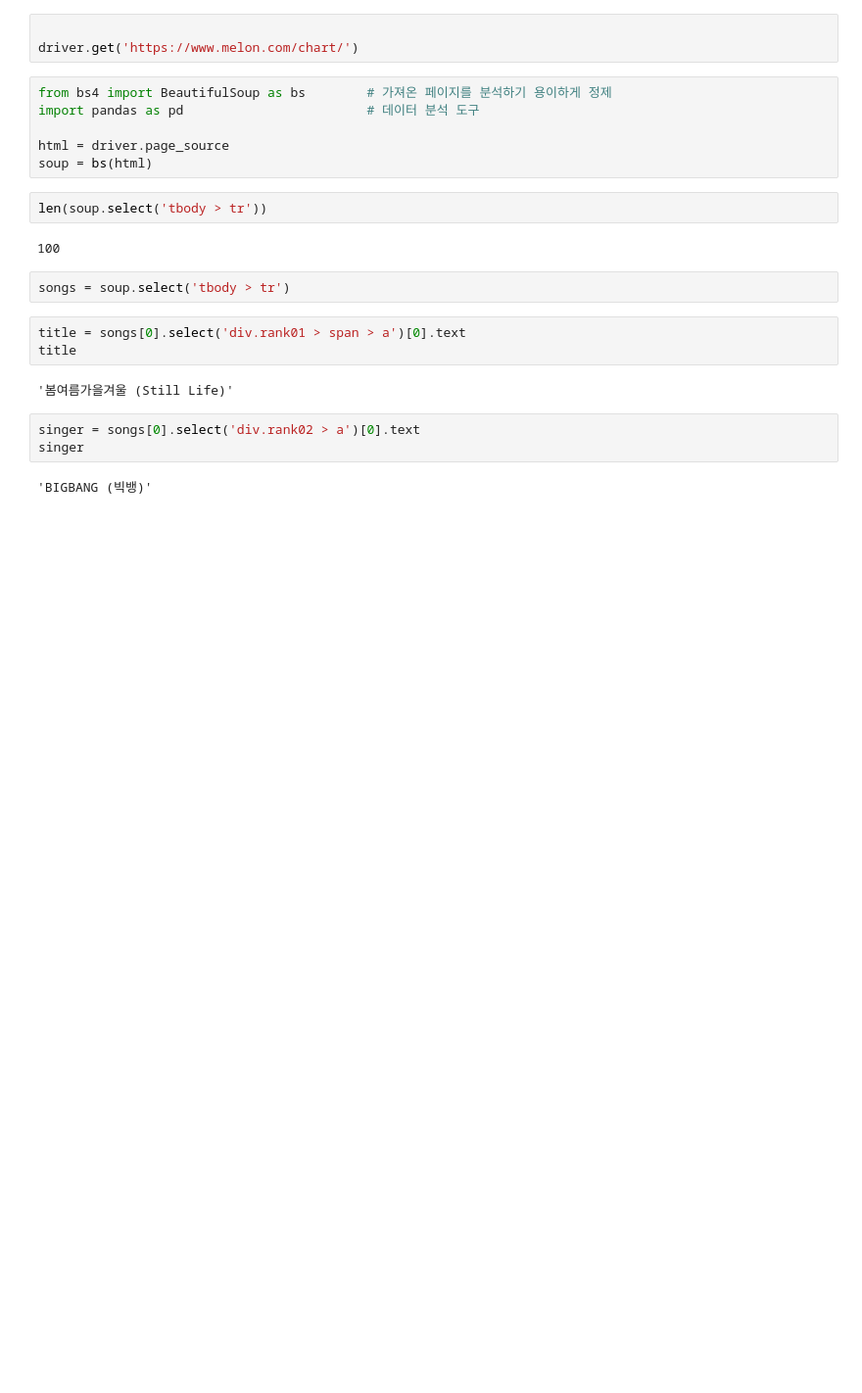
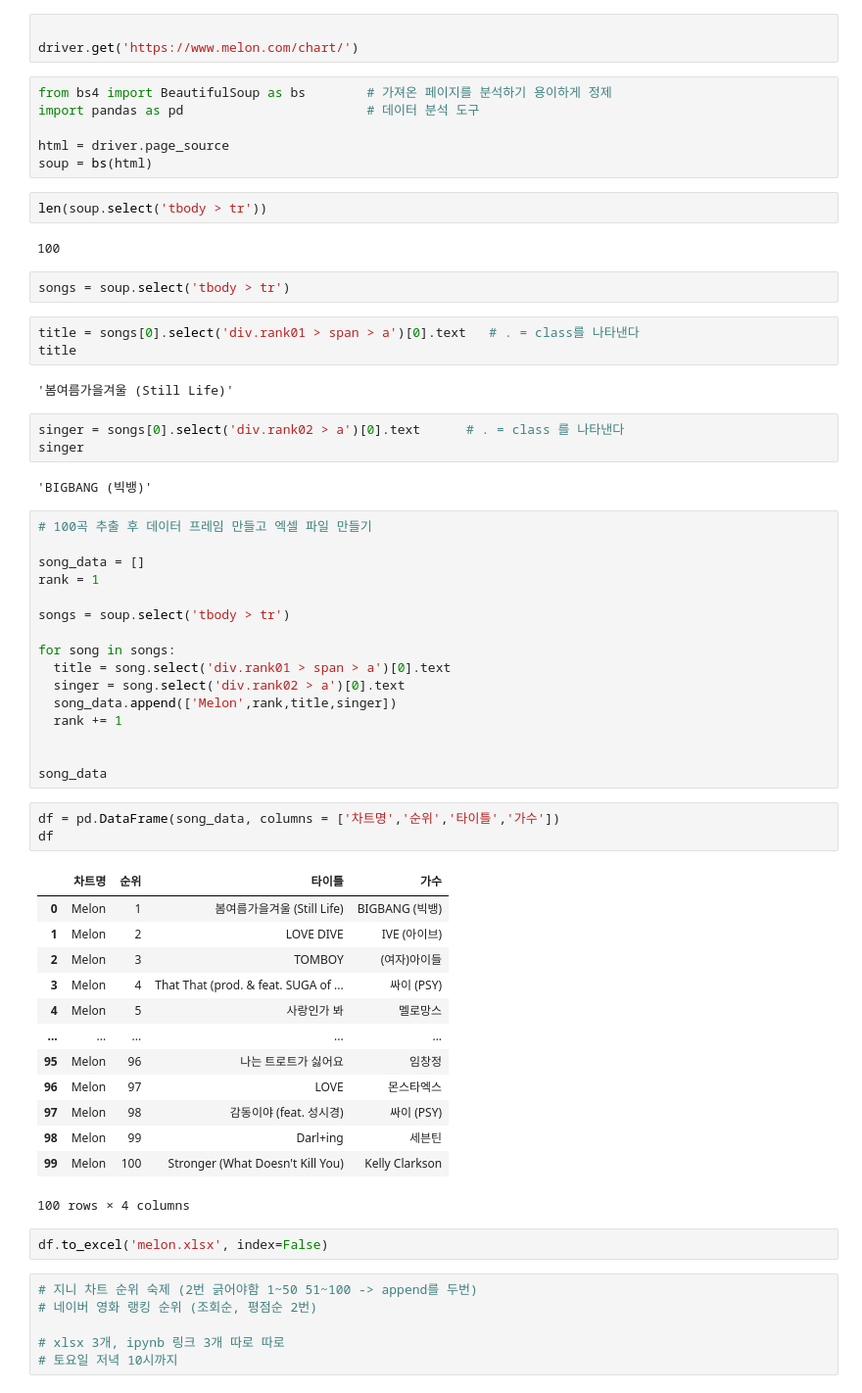
Before and after one commit to jeungsengho/python202204, a Jupyter notebook: 크롤링.ipynb, the cells around one changed output. Shown at 98% size. Saved outputs shown, nothing was run; the diff lists cells and outputs as text; blank space fills up the shorter version.

```diff
--- a/크롤링.ipynb
+++ b/크롤링.ipynb
@@ -219,12 +219,53 @@ len(soup.select('tbody > tr'))
 # %%
 songs = soup.select('tbody > tr')
 # %%
-title = songs[0].select('div.rank01 > span > a')[0].text
+title = songs[0].select('div.rank01 > span > a')[0].text   # . = class를 나타낸다
 title
 # %% [output]
 '봄여름가을겨울 (Still Life)'
 # %%
-singer = songs[0].select('div.rank02 > a')[0].text
+singer = songs[0].select('div.rank02 > a')[0].text      # . = class 를 나타낸다
 singer
 # %% [output]
 'BIGBANG (빅뱅)'
+# %%
+# 100곡 추출 후 데이터 프레임 만들고 엑셀 파일 만들기
+
+song_data = []
+rank = 1
+
+songs = soup.select('tbody > tr')
+
+for song in songs:
+  title = song.select('div.rank01 > span > a')[0].text
+  singer = song.select('div.rank02 > a')[0].text
+  song_data.append(['Melon',rank,title,singer])
+  rank += 1
+
+
+song_data
+# %%
+df = pd.DataFrame(song_data, columns = ['차트명','순위','타이틀','가수'])
+df
+# %% [output]
+|  | 차트명 | 순위 | 타이틀 | 가수 |
+| 0 | Melon | 1 | 봄여름가을겨울 (Still Life) | BIGBANG (빅뱅) |
+| 1 | Melon | 2 | LOVE DIVE | IVE (아이브) |
+| 2 | Melon | 3 | TOMBOY | (여자)아이들 |
+| 3 | Melon | 4 | That That (prod. & feat. SUGA of ... | 싸이 (PSY) |
+| 4 | Melon | 5 | 사랑인가 봐 | 멜로망스 |
+| ... | ... | ... | ... | ... |
+| 95 | Melon | 96 | 나는 트로트가 싫어요 | 임창정 |
+| 96 | Melon | 97 | LOVE | 몬스타엑스 |
+| 97 | Melon | 98 | 감동이야 (feat. 성시경) | 싸이 (PSY) |
+| 98 | Melon | 99 | Darl+ing | 세븐틴 |
+| 99 | Melon | 100 | Stronger (What Doesn't Kill You) | Kelly Clarkson |
+100 rows × 4 columns
+# %%
+df.to_excel('melon.xlsx', index=False)
+# %%
+# 지니 차트 순위 숙제 (2번 긁어야함 1~50 51~100 -> append를 두번)
+# 네이버 영화 랭킹 순위 (조회순, 평점순 2번)
+
+# xlsx 3개, ipynb 링크 3개 따로 따로
+# 토요일 저녁 10시까지
```
